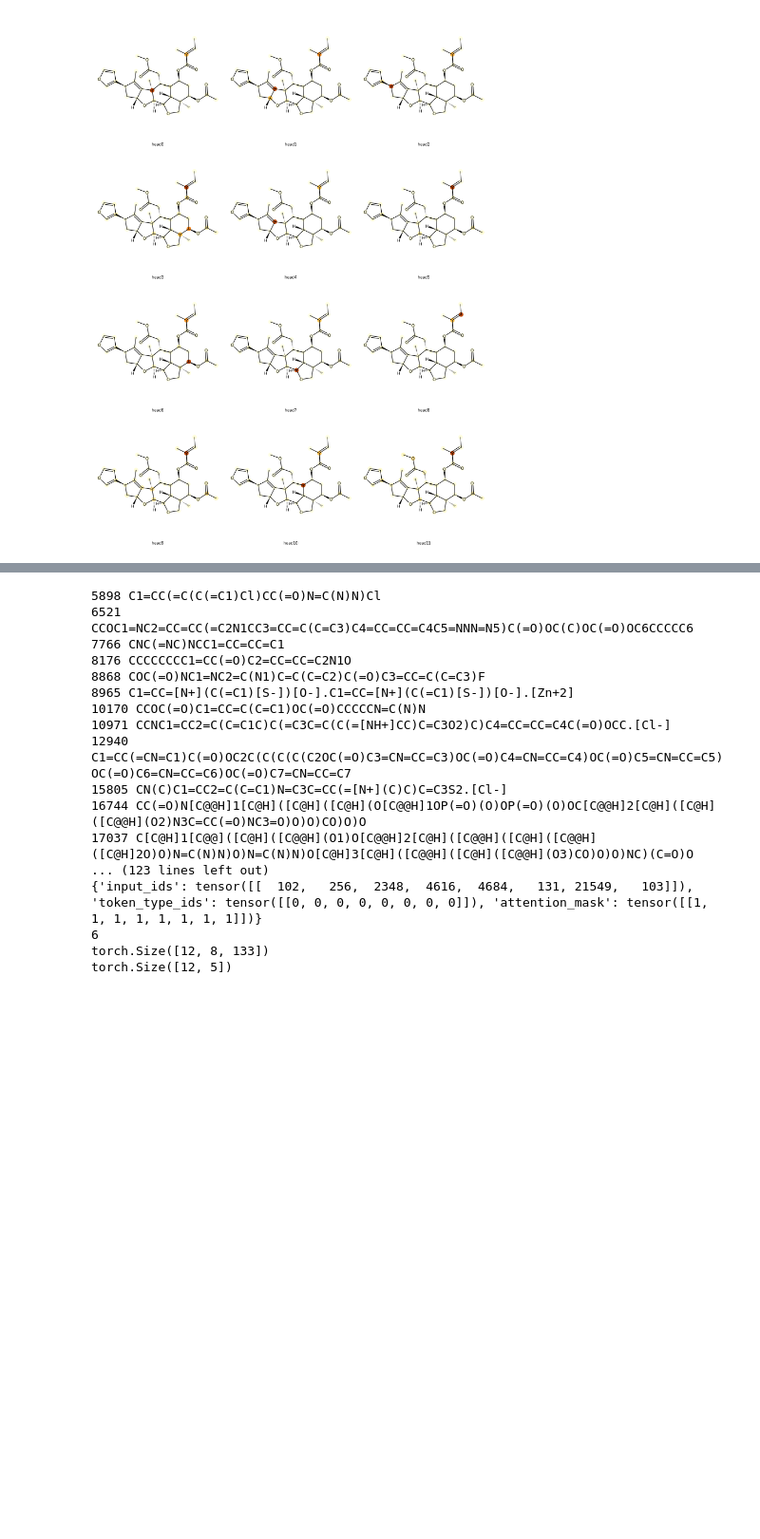
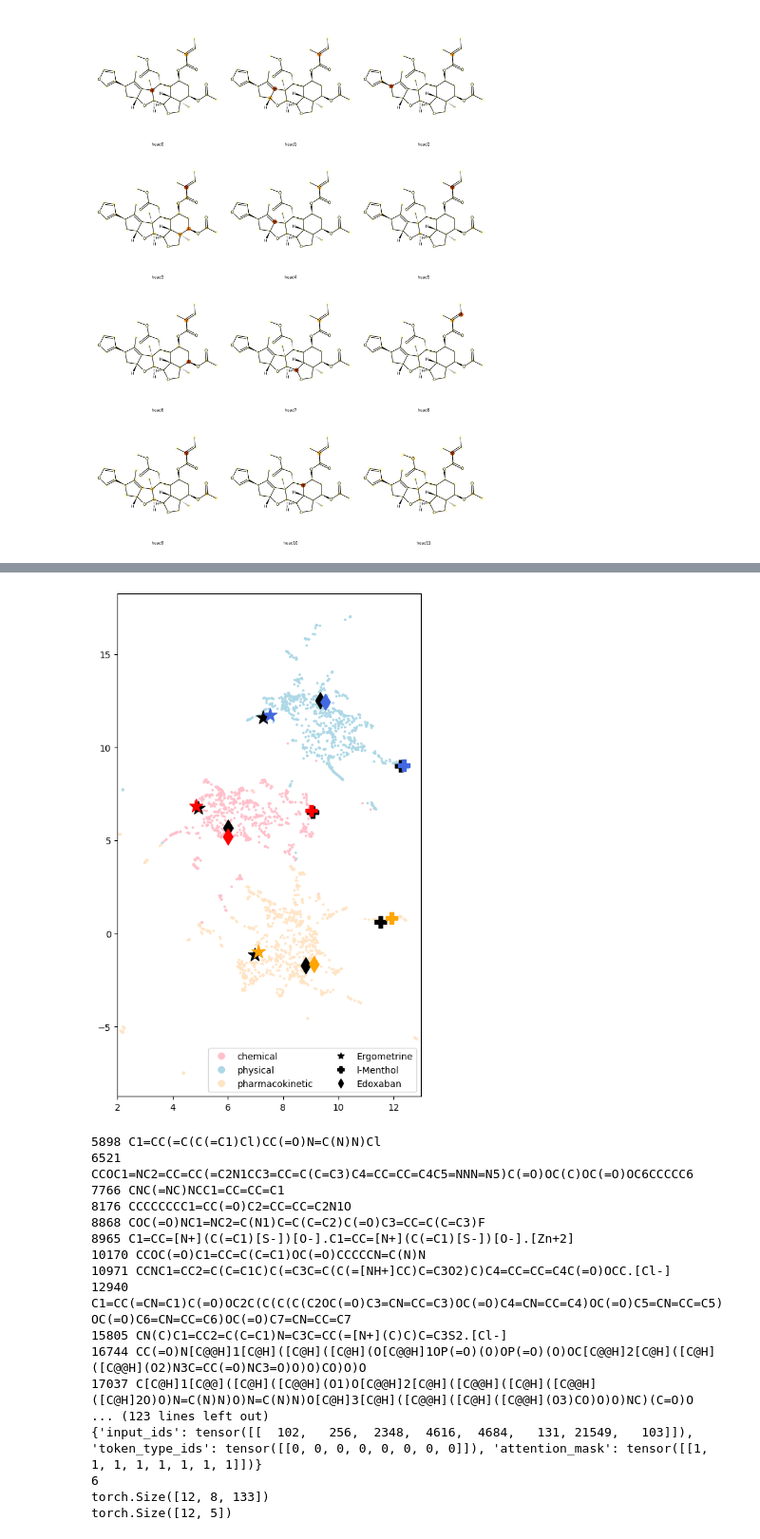
Before and after one commit to PharMolix/OpenBioMed, a Jupyter notebook: examples/visualize.ipynb, the cells around one changed output, grey strips where cells are left out. Shown at 95% size. Drawn from its saved outputs; the diff is of its cells as text; code cells hidden in the pictures; blank space fills up the shorter version.

```diff
--- a/examples/visualize.ipynb
+++ b/examples/visualize.ipynb
@@ -224,0 +253,95 @@ tensor([[ 0,  1,  1,  2,  2,  3,  2,  4,  4,  5,  4,  6,  6,  7,  7,  8,  8,  9,
+# %%
+import matplotlib.pyplot as plt
+import torch
+import numpy as np
+# from sklearn.manifold import TSNE
+import umap
+import json
+
+import os
+import sys
+sys.path.append("/mnt/luoyz_dair/OpenBioMed/open_biomed/")
+
+import pickle
+data = pickle.load(open("../assets/mvmol_intermediate.pkl", "rb"))
+text_rep = data["text_rep"].numpy()
+print(text_rep.shape)
+umap_model = umap.UMAP(n_components=2, random_state=42)
+x = umap_model.fit_transform(text_rep)
+# print(data["view"])
+all_xs = [[], [], []]
+for i in range(x.shape[0]):
+    if "chemical" in data["view"][i]:
+        all_xs[0].append(x[i])
+    if "physical" in data["view"][i]:
+        all_xs[1].append(x[i])
+    if "pharmacokinetic" in data["view"][i]:
+        all_xs[2].append(x[i])
+legend = ["chemical", "physical", "pharmacokinetic"]
+# cols = ["#198bd3", "#41a592", "#f6ce48", "#000000"]
+cols1 = ['pink', 'lightblue', 'bisque']
+plt.figure(figsize=(6, 10))
+plt.rcParams["font.family"] = "Times New Roman"
+for i in range(3):
+    plt.scatter(np.array(all_xs[i])[:, 0], np.array(all_xs[i])[:, 1], c=[cols1[i] for j in range(len(all_xs[i]))], s=3)
+
+data_raw = json.load(open("../datasets/mtr/mvst_mix/test.json", "r"))
+smi2id = {}
+cnt = 0
+for view in ["chemical properties and functions", "physical properties", "pharmacokinetic properties"]:
+    print(view)
+    for line in data_raw[view]:
+        if line[0] not in smi2id:
+            smi2id[line[0]] = []
+        smi2id[line[0]].append(cnt)
+        cnt += 1
+selected_smi = []
+markers = ['*', 'P', 'd']
+cols2 = ['black', 'red', 'black', 'royalblue', 'black', 'orange']
+mol_names = ["Ergometrine", "l-Menthol", "Edoxaban"]
+sizes = [240, 160, 160]
+num = 0
+for smi in smi2id:
+    if len(smi2id[smi]) >= 3 and len(selected_smi) < 3:
+        if len(selected_smi) == 1 and num < 2:
+            num += 1
+            continue
+        mol_reps = []
+        mol_reps_noview = []
+        mol_colors = []
+        selected_smi.append(smi)
+        for i in range(3):
+            mol_reps.append(text_rep[smi2id[smi][i]])
+            mol_reps.append(np.mean(data["mol_rep"][smi2id[smi][i]].numpy(), axis=0))
+
+        # mol_reps.append(np.mean(data["mol_rep_noview"][smi2id[smi][i]].numpy(), axis=0))
+        #mol_reps.append(x[i])
+        #print(np.array(mol_reps).shape)
+        mol_reps = umap_model.transform(np.array(mol_reps))
+        print(smi, mol_reps)
+        mol_colors = [0, 2, 1, 3]
+        plt.scatter(mol_reps[: ,0], mol_reps[:, 1], c=cols2, s=sizes[len(selected_smi) - 1], marker=markers[len(selected_smi) - 1])
+
+from matplotlib.legend_handler import HandlerLine2D
+from matplotlib.lines import Line2D
+from matplotlib.legend_handler import HandlerTuple
+custom_legend = [Line2D([0], [0], color=cols1[0], marker='o', markersize=7,
+                        linestyle=''),
+                 Line2D([0], [0], color=cols1[1], marker='o', markersize=7,
+                        linestyle=''),
+                 Line2D([0], [0], color=cols1[2], marker='o', markersize=7,
+                        linestyle='', linewidth=1),
+                 Line2D([0], [0], color='black', marker='*', markersize=7,
+                        linestyle='', linewidth=1),
+                 Line2D([0], [0], color='black', marker='P', markersize=7,
+                        linestyle='', linewidth=1),
+                 Line2D([0], [0], color='black', marker='d', markersize=7,
+                        linestyle='', linewidth=1)]
+
+# 添加自定义图例
+leges = ["chemical", "physical", "pharmacokinetic", "Ergometrine", "l-Menthol", "Edoxaban"]
+plt.legend(custom_legend, leges, handler_map={tuple: HandlerTuple(ndivide=None)}, fontsize=10, ncols=2)
+
+plt.xlim(2, 13)
+plt.show()
+# %% [output]
@@ -225,3 +404,4 @@ tensor([[ 0,  1,  1,  2,  2,  3,  2,  4,  4,  5,  4,  6,  6,  7,  7,  8,  8,  9,
+[figure, added]
 # %%
 import pickle
 import matplotlib.pyplot as plt
```
Also changed, not shown: parts of 3 cells of this notebook, 26 other files.
